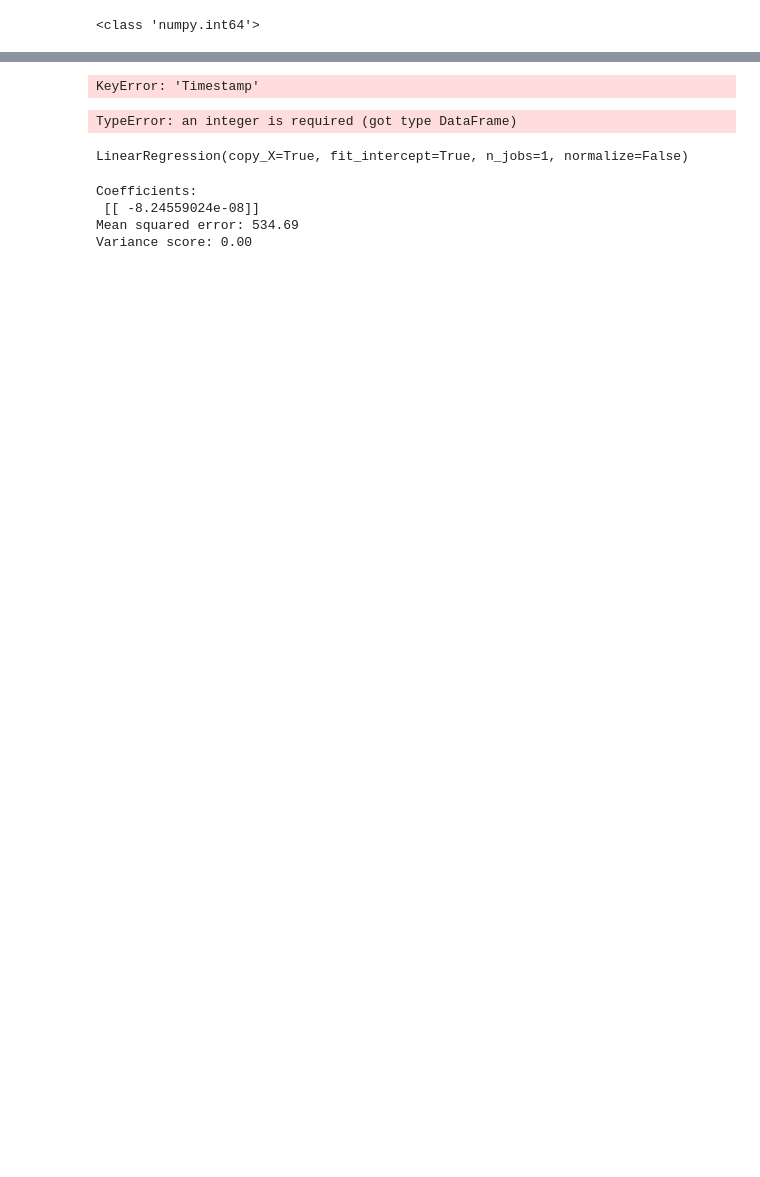
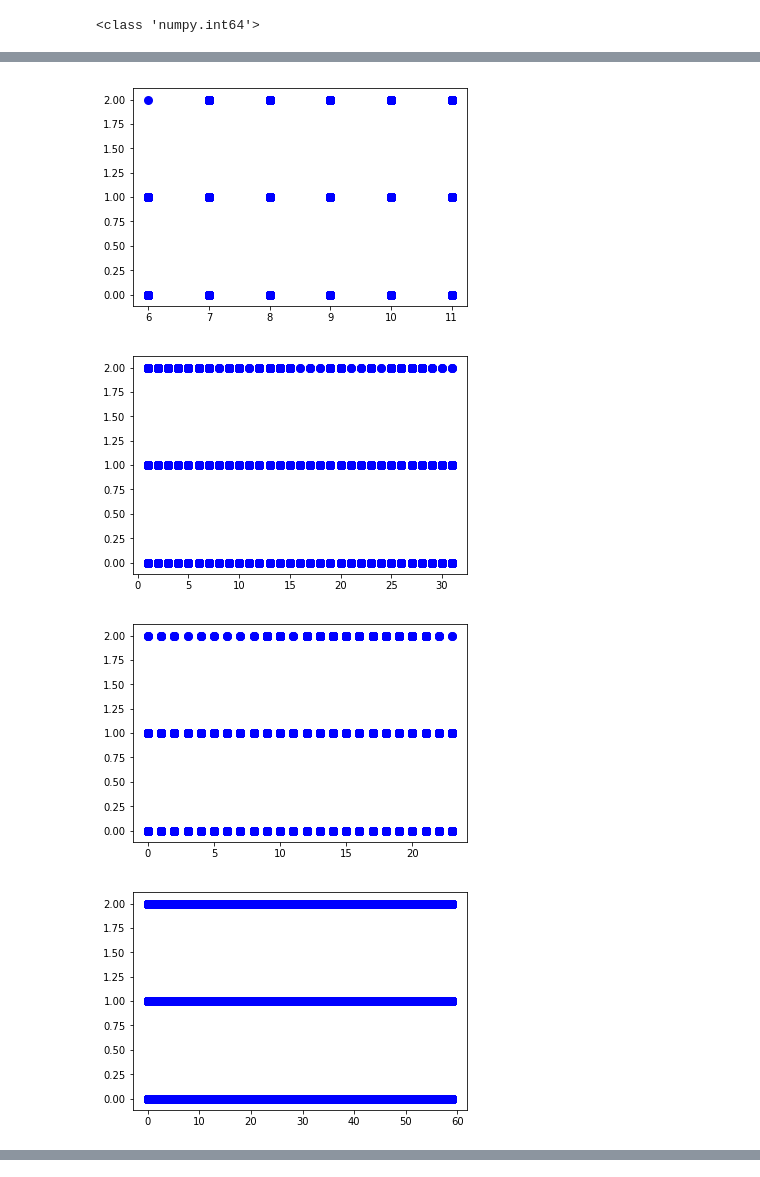
Before and after one commit to bhushan23/SmartOff, a Jupyter notebook: dataProcessing.ipynb, the cells around one changed output, grey strips where cells are left out. Cells and saved outputs as stored; diff of their text form; code cells hidden in the pictures; blank space fills up the shorter version.

Commit message:
Linear regression plot 2D

```diff
--- a/dataProcessing.ipynb
+++ b/dataProcessing.ipynb
@@ -8,6 +8,24 @@ from datetime import datetime
 # %%
 inputFile = './data/house5/channel_7.dat'
 file_read = pd.read_csv(inputFile, sep=' ', names = ['Timestamp','Usage'])
+
+count = 0
+for i in file_read['Usage']:
+    if i > 1:
+        count+=1
+        i = 2
+print(count)
+for i in range(0, len(file_read['Usage'])):
+    if (file_read['Usage'][i] > 1):
+        file_read['Usage'][i] = 2
+
+count = 0
+for i in file_read['Usage']:
+    if i > 2:
+        count+=1
+        i = 2
+print(count)
+
 #dateData = np.forfile_read['Timestamp'])
 #timestampArray = np.array(file_read['Timestamp']).reshape(-1,1)
 #convertedTime = np.apply_along_axis(datetime.fromtimestamp, 1, timestampArray)
@@ -46,11 +67,16 @@ plt.show(block=False)
 # %%
-plt.plot(file_read['Month'], file_read['Usage'], color='blue', linewidth=3)
+plt.scatter(file_read['Month'], file_read['Usage'], color='blue', linewidth=3)
 plt.show(block=False)
-plt.plot(file_read['Day'], file_read['Usage'], color='blue', linewidth=3)
+plt.scatter(file_read['Day'], file_read['Usage'], color='blue', linewidth=3)
 plt.show(block=False)
 plt.scatter(file_read['Hour'], file_read['Usage'], color='blue', linewidth=3)
 plt.show(block=False)
 plt.scatter(file_read['Minute'], file_read['Usage'], color='blue', linewidth=3)
 plt.show(block=False)
 plt.scatter(file_read['Second'], file_read['Usage'], color='blue', linewidth=3)
 plt.show(block=False)
+# %% [output]
+[figure, added]
+[figure, added]
+[figure, added]
+[figure, added]
@@ -57,8 +84,7 @@ plt.show(block=False)
 # %%
 #del file_read['Timestamp']
 train, validate, test = np.split(file_read.sample(frac=1), [int(.6*len(file_read)), int(.8*len(file_read))])
-print(train['Usage'].size, ' ' , train['Usage'].size)
-print(test['Usage'].size, ' ' , test['Usage'].size)
+#print(train['Usage'].size, ' ' , train['Usage'].size)
+#print(test['Usage'].size, ' ' , test['Usage'].size)
+#print(test['Month'])
 #print(train['Timestamp'], train['Usage'])
-# %% [output]
-KeyError: 'Timestamp'
@@ -67,27 +96,9 @@ KeyError: 'Timestamp'
 #plt.ylabel('some numbers')
 #plt.show()
 # %%
-train_x, train_y = np.hsplit(train, 2)
-test_x, test_y = np.hsplit(test, 2)
-time1 = datetime.fromtimestamp(train_x)
-print(time1)
+#train_x, train_y = np.hsplit(train, 2)
+#test_x, test_y = np.hsplit(test, 2)
+#time1 = datetime.fromtimestamp(train_x)
+#print(time1)
 #print(train_x)
 #print(train_y)
-# %% [output]
-TypeError: an integer is required (got type DataFrame)
-# %%
-reg = linear_model.LinearRegression()
-reg.fit (train_x, train_y)
-# %% [output]
-LinearRegression(copy_X=True, fit_intercept=True, n_jobs=1, normalize=False)
-# %%
-test_predict = reg.predict(test_x)
-print('Coefficients: \n', reg.coef_)
-print("Mean squared error: %.2f" % mean_squared_error(test_y, test_predict))
-print('Variance score: %.2f' % r2_score(test_y, test_predict))
-#print(test_y, test_predict)
-# %% [output]
-Coefficients:
- [[ -8.24559024e-08]]
-Mean squared error: 534.69
-Variance score: 0.00
```
Also changed, not shown: parts of 9 cells of this notebook.
